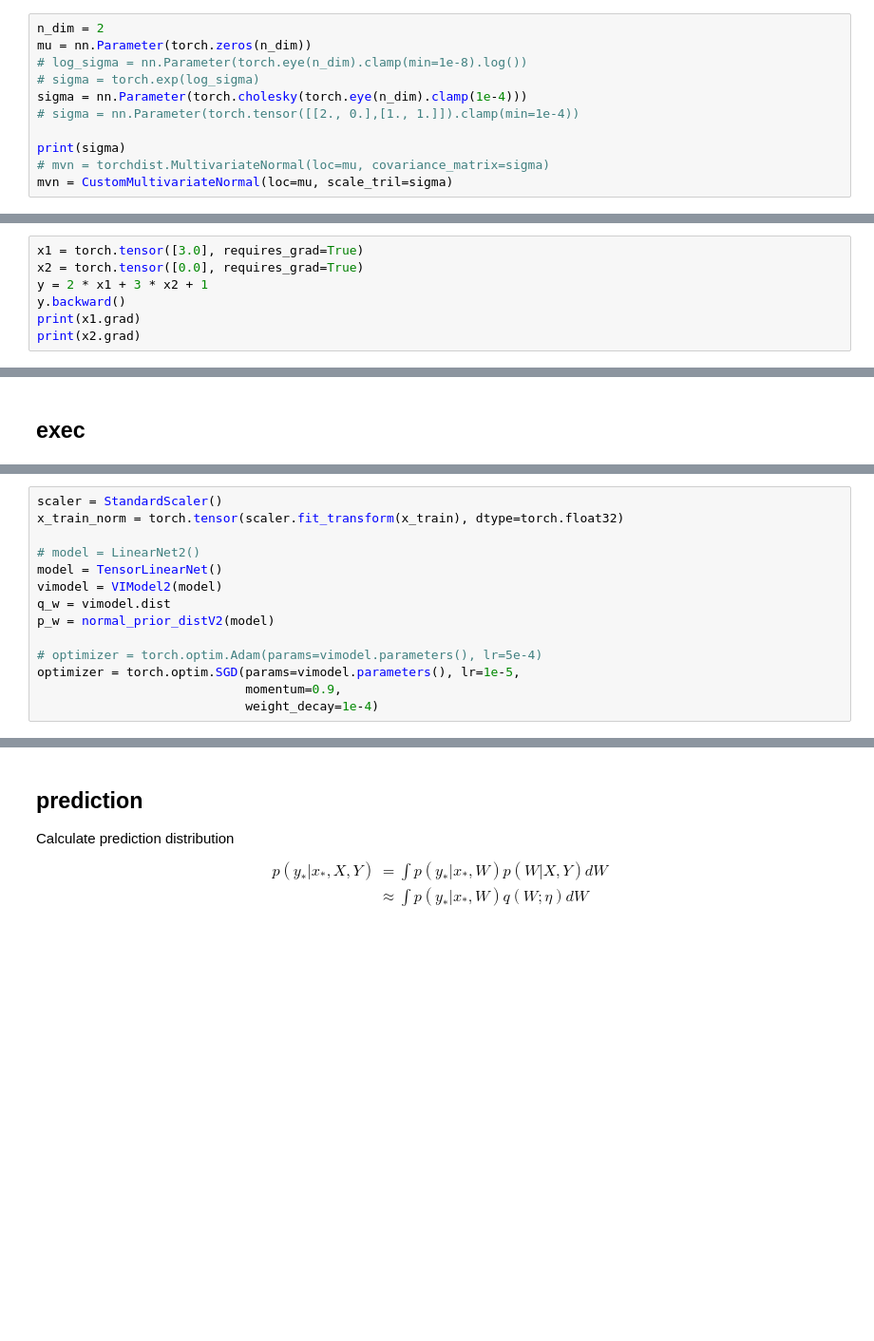
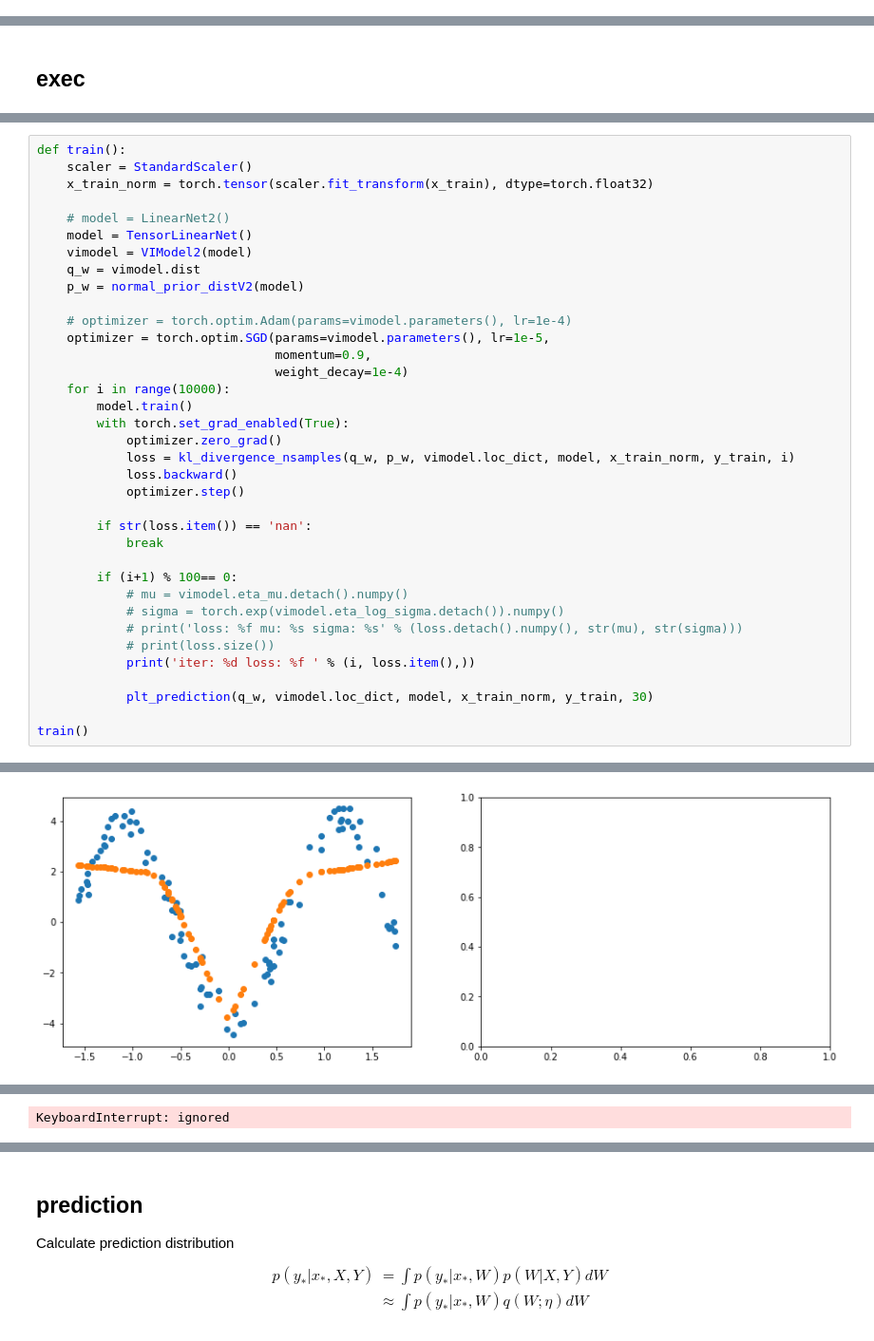
Before and after one commit to ga10is/bayes, a Jupyter notebook: notebook/probability_programing_1.ipynb, the cells around one changed output, grey strips where cells are left out. Shown at 95% size. Saved outputs shown, nothing was run; the diff lists cells and outputs as text; blank space fills up the shorter version.

```diff
--- a/notebook/probability_programing_1.ipynb
+++ b/notebook/probability_programing_1.ipynb
@@ -80,14 +121,3 @@ class CustomMultivariateNormal(torch.distributions.MultivariateNormal):
             # return torch.exp(object.__getattribute__(self, name))
         else:
             return object.__getattribute__(self, name)
-# %%
-n_dim = 2
-mu = nn.Parameter(torch.zeros(n_dim))
-# log_sigma = nn.Parameter(torch.eye(n_dim).clamp(min=1e-8).log())
-# sigma = torch.exp(log_sigma)
-sigma = nn.Parameter(torch.cholesky(torch.eye(n_dim).clamp(1e-4)))
-# sigma = nn.Parameter(torch.tensor([[2., 0.],[1., 1.]]).clamp(min=1e-4))
-
-print(sigma)
-# mvn = torchdist.MultivariateNormal(loc=mu, covariance_matrix=sigma)
-mvn = CustomMultivariateNormal(loc=mu, scale_tril=sigma)
@@ -98,7 +123,0 @@ tensor([[1.0000e+00, 0.0000e+00],
-# %%
-x1 = torch.tensor([3.0], requires_grad=True)
-x2 = torch.tensor([0.0], requires_grad=True)
-y = 2 * x1 + 3 * x2 + 1
-y.backward()
-print(x1.grad)
-print(x2.grad)
@@ -849,15 +647,37 @@ $$
 # %%
-scaler = StandardScaler()
-x_train_norm = torch.tensor(scaler.fit_transform(x_train), dtype=torch.float32)
+def train():
+    scaler = StandardScaler()
+    x_train_norm = torch.tensor(scaler.fit_transform(x_train), dtype=torch.float32)
 
-# model = LinearNet2()
-model = TensorLinearNet()
-vimodel = VIModel2(model)
-q_w = vimodel.dist
-p_w = normal_prior_distV2(model)
+    # model = LinearNet2()
+    model = TensorLinearNet()
+    vimodel = VIModel2(model)
+    q_w = vimodel.dist
+    p_w = normal_prior_distV2(model)
 
-# optimizer = torch.optim.Adam(params=vimodel.parameters(), lr=5e-4)
-optimizer = torch.optim.SGD(params=vimodel.parameters(), lr=1e-5,
-                            momentum=0.9,
-                            weight_decay=1e-4)
+    # optimizer = torch.optim.Adam(params=vimodel.parameters(), lr=1e-4)
+    optimizer = torch.optim.SGD(params=vimodel.parameters(), lr=1e-5,
+                                momentum=0.9,
+                                weight_decay=1e-4)
+    for i in range(10000):
+        model.train()
+        with torch.set_grad_enabled(True):
+            optimizer.zero_grad()
+            loss = kl_divergence_nsamples(q_w, p_w, vimodel.loc_dict, model, x_train_norm, y_train, i)
+            loss.backward()
+            optimizer.step()
+
+        if str(loss.item()) == 'nan':
+            break
+
+        if (i+1) % 100== 0:
+            # mu = vimodel.eta_mu.detach().numpy()
+            # sigma = torch.exp(vimodel.eta_log_sigma.detach()).numpy()
+            # print('loss: %f mu: %s sigma: %s' % (loss.detach().numpy(), str(mu), str(sigma)))
+            # print(loss.size())
+            print('iter: %d loss: %f ' % (i, loss.item(),))
+
+            plt_prediction(q_w, vimodel.loc_dict, model, x_train_norm, y_train, 30)
+
+train()
 # %% [output]
@@ -865,0 +701 @@ OrderedDict([('linear1.p_weight', {'size': torch.Size([8, 1]), 'loc': (0, 8)}),
+[figure, added]
@@ -865,0 +792 @@ OrderedDict([('linear1.p_weight', {'size': torch.Size([8, 1]), 'loc': (0, 8)}),
+KeyboardInterrupt: ignored
```
Also changed, not shown: parts of 31 cells of this notebook.
